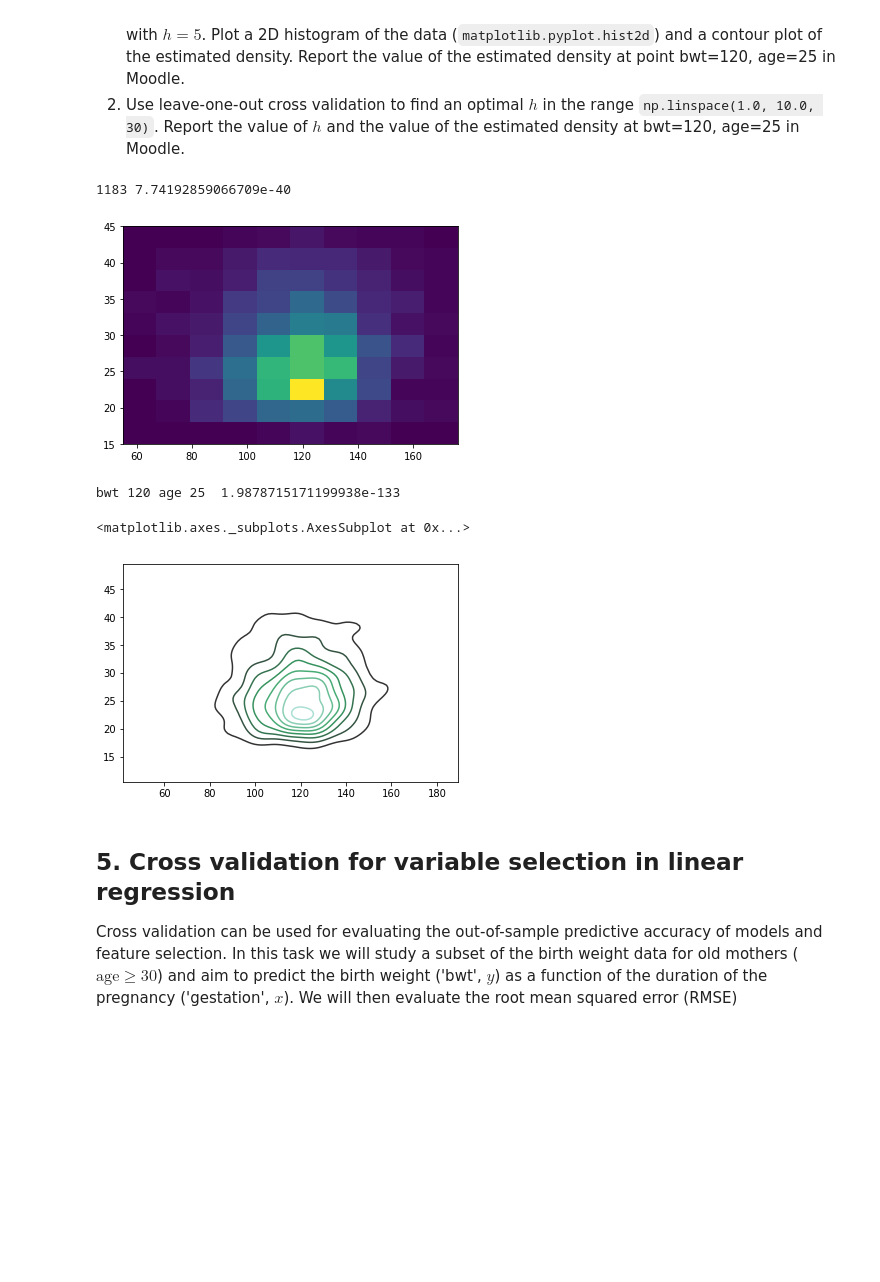
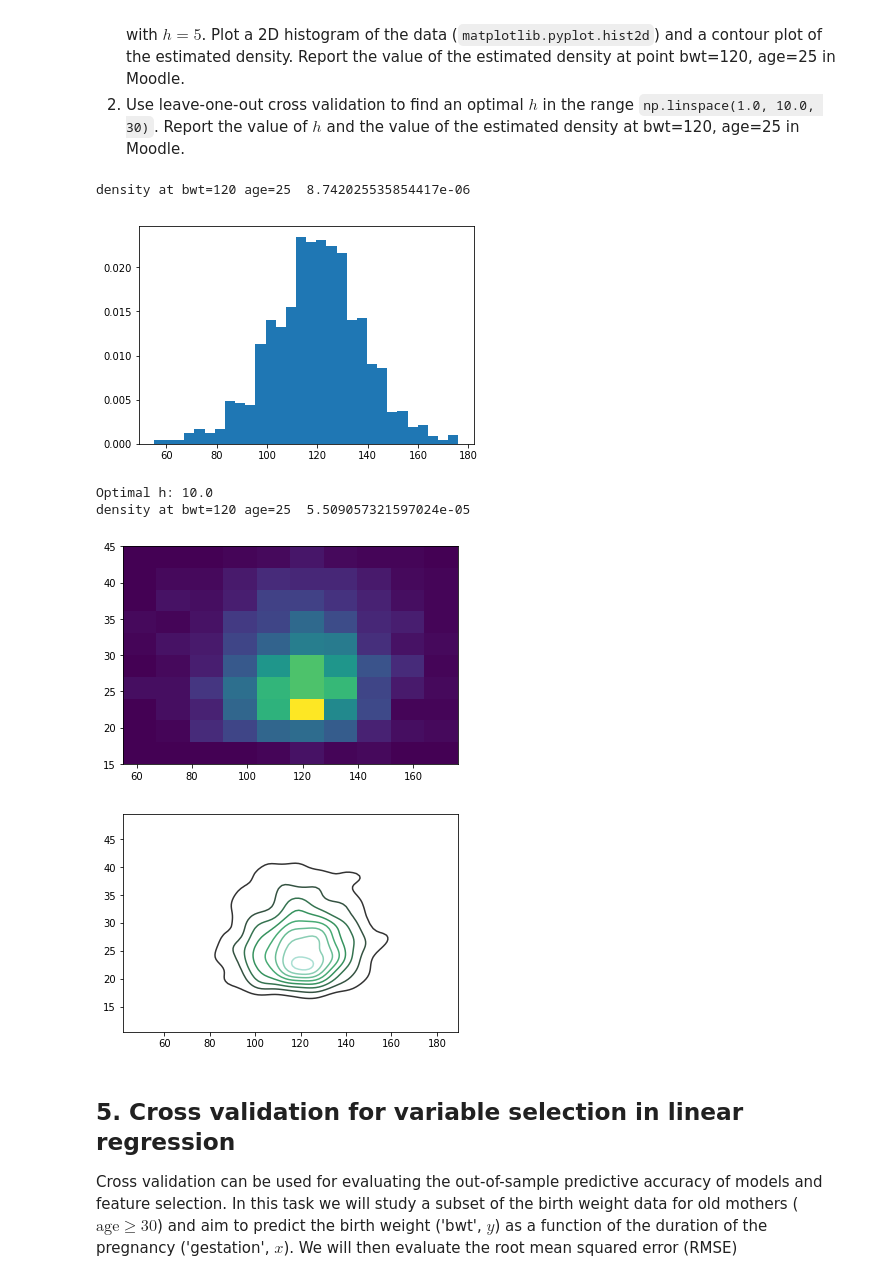
Before and after one commit to Llode/2018period1, a Jupyter notebook: CompSta1/Week 2 exercises.ipynb, the cells around one changed output. Saved outputs shown, nothing was run; the diff lists cells and outputs as text; code cells hidden in the pictures; blank space fills up the shorter version.

```diff
--- a/CompSta1/Week 2 exercises.ipynb
+++ b/CompSta1/Week 2 exercises.ipynb
@@ -248,41 +285,70 @@ with $h=5$. Plot a 2D histogram of the data (`matplotlib.pyplot.hist2d`) and a c
 # %%
 #%%
 import numpy as np
 import numpy.random as npr
 import pandas as pd
 import scipy.stats as sst
 import matplotlib.pyplot as plt
 import seaborn as sns
 
 npr.seed(1345)
 # Load the data set
 babies_full = pd.read_csv("http://www.helsinki.fi/~ahonkela/teaching/compstats1/babies.txt", sep='\t')
 bwt = babies_full['bwt'].values
 age = babies_full['age'].values
 
 def Kh(x1,x2):
     first = 1/(2*np.pi*h**2)
     second = np.exp(-(x1**2 + x2**2)/(2*h**2))
     return first*second
 
-matrix = np.column_stack((bwt, age))
+def kernel_density(t, x1,x2, h):
+    y = np.zeros(len(t))
+    for i in range(len(t)):
+        y[i] = np.mean(Kh(((t[i] - x1)/ h),((t[i] - x2)/ h))) / h
+    return y
+
+def LOO(x,y):
+    t = np.linspace(1.0, 10.0, 30)
+    logls = np.zeros(len(t))
+    for ii in range(len(x)):
+        for i in range(len(t)):
+            logls[i] += np.sum(np.log(kernel_density([y[ii]], np.delete(x,ii), np.delete(y,ii), t[i])))
+
+    return(t, logls)
+
+t = np.linspace(1.0, 175,300)
 h=5
-t = np.linspace(0.0,200.0,num=len(bwt))
-#plt.hist2d(bwt,age)
-Kres = Kh(age,bwt)
-matrix = np.column_stack((bwt, age, Kres))
-print(len(Kres), np.max(Kres))
-#print(Kres)
+
+kernel_h = Kh(age,bwt)
+density = kernel_density(t,bwt, age, h)
+density_q = kernel_density(t,120,25,h)
+denq = np.mean(density_q)
+print('density at bwt=120 age=25 ', denq)
+
+hs, logls = LOO(bwt,age)
+plt.hist(bwt, 30, normed=True)
+plt.show()
+
+h_opt = hs[np.argmax(logls)]
+print("Optimal h:", h_opt)
+
+t = np.linspace(1.0, 10.0, 30)
+density_opt = kernel_density(t, bwt,age, h_opt)
+denq_op = np.mean(density_opt)
+print('density at bwt=120 age=25 ', denq_op)
+
 plt.hist2d(bwt,age)
 plt.show()
-print('bwt 120 age 25 ', Kh(25,120))
 sns.kdeplot(bwt, age, kernel='gau')
+plt.show()
 # %% [output]
-1183 7.74192859066709e-40
+density at bwt=120 age=25  8.742025535854417e-06
-[figure, old version]
+[figure, new version]
-bwt 120 age 25  1.9878715171199938e-133
+Optimal h: 10.0
+density at bwt=120 age=25  5.509057321597024e-05
-<matplotlib.axes._subplots.AxesSubplot at 0x...>
-[figure, old version]
+[figure, new version]
+[figure, added]
 # %% [markdown]
 ## 5. Cross validation for variable selection in linear regression
 
```
Also changed, not shown: parts of 3 cells of this notebook, 2 other files.
